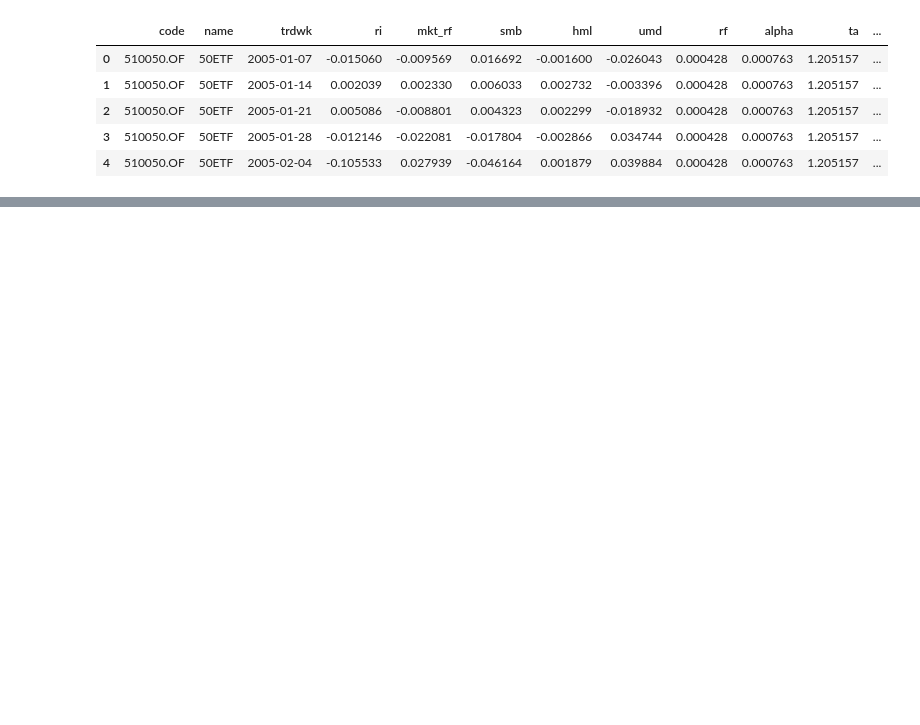
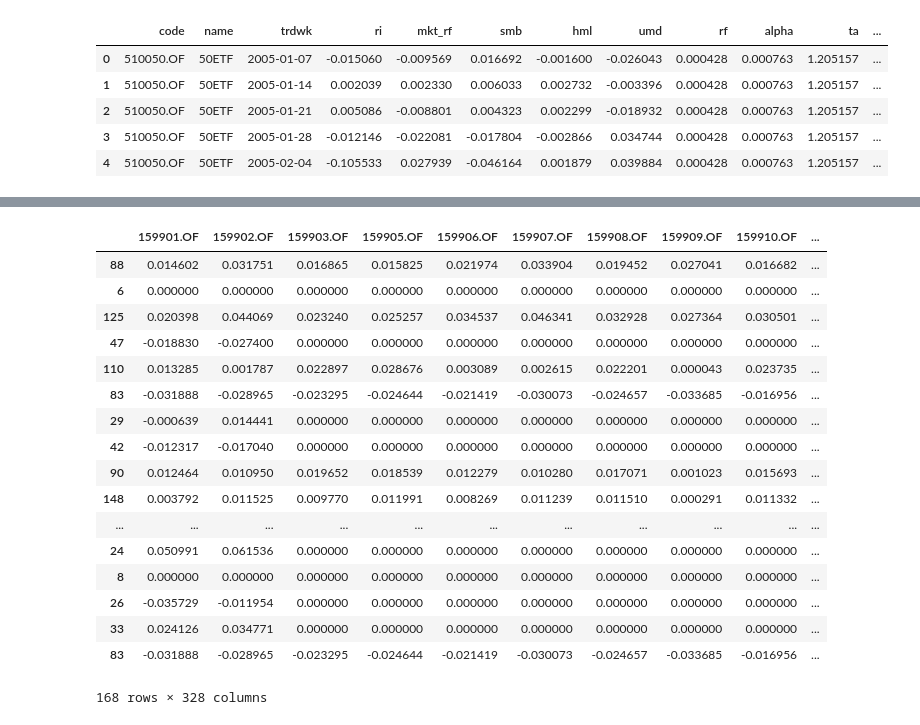
Before and after one commit to Zuochenhao0427/test01, a Jupyter notebook: script.ipynb, the cells around one changed output, grey strips where cells are left out. Cells and saved outputs as stored; diff of their text form; code cells hidden in the pictures; blank space fills up the shorter version.

```diff
--- a/script.ipynb
+++ b/script.ipynb
@@ -449,0 +478,6 @@ train.head(1)
+# %%
+f_spl = np.array(fmodel_spl)
+# %%
+columns = fmodel_spl.columns.values
+df = pd.DataFrame(f_spl, columns = columns)
+df.head(5)
@@ -449,0 +492,4 @@ train.head(1)
+# %%
+df = df.fillna(0)
+df.head(5)
+len(df)
@@ -449,0 +498,3 @@ train.head(1)
+# %%
+n = len(df)
+tmp_df = df.iloc[np.random.randint(n, size=n)]
@@ -449,0 +505,21 @@ train.head(1)
+# %%
+tmp_df
+# %% [output]
+|  | 159901.OF | 159902.OF | 159903.OF | 159905.OF | 159906.OF | 159907.OF | 159908.OF | 159909.OF | 159910.OF | ... |
+| 88 | 0.014602 | 0.031751 | 0.016865 | 0.015825 | 0.021974 | 0.033904 | 0.019452 | 0.027041 | 0.016682 | ... |
+| 6 | 0.000000 | 0.000000 | 0.000000 | 0.000000 | 0.000000 | 0.000000 | 0.000000 | 0.000000 | 0.000000 | ... |
+| 125 | 0.020398 | 0.044069 | 0.023240 | 0.025257 | 0.034537 | 0.046341 | 0.032928 | 0.027364 | 0.030501 | ... |
+| 47 | -0.018830 | -0.027400 | 0.000000 | 0.000000 | 0.000000 | 0.000000 | 0.000000 | 0.000000 | 0.000000 | ... |
+| 110 | 0.013285 | 0.001787 | 0.022897 | 0.028676 | 0.003089 | 0.002615 | 0.022201 | 0.000043 | 0.023735 | ... |
+| 83 | -0.031888 | -0.028965 | -0.023295 | -0.024644 | -0.021419 | -0.030073 | -0.024657 | -0.033685 | -0.016956 | ... |
+| 29 | -0.000639 | 0.014441 | 0.000000 | 0.000000 | 0.000000 | 0.000000 | 0.000000 | 0.000000 | 0.000000 | ... |
+| 42 | -0.012317 | -0.017040 | 0.000000 | 0.000000 | 0.000000 | 0.000000 | 0.000000 | 0.000000 | 0.000000 | ... |
+| 90 | 0.012464 | 0.010950 | 0.019652 | 0.018539 | 0.012279 | 0.010280 | 0.017071 | 0.001023 | 0.015693 | ... |
+| 148 | 0.003792 | 0.011525 | 0.009770 | 0.011991 | 0.008269 | 0.011239 | 0.011510 | 0.000291 | 0.011332 | ... |
+| ... | ... | ... | ... | ... | ... | ... | ... | ... | ... | ... |
+| 24 | 0.050991 | 0.061536 | 0.000000 | 0.000000 | 0.000000 | 0.000000 | 0.000000 | 0.000000 | 0.000000 | ... |
+| 8 | 0.000000 | 0.000000 | 0.000000 | 0.000000 | 0.000000 | 0.000000 | 0.000000 | 0.000000 | 0.000000 | ... |
+| 26 | -0.035729 | -0.011954 | 0.000000 | 0.000000 | 0.000000 | 0.000000 | 0.000000 | 0.000000 | 0.000000 | ... |
+| 33 | 0.024126 | 0.034771 | 0.000000 | 0.000000 | 0.000000 | 0.000000 | 0.000000 | 0.000000 | 0.000000 | ... |
+| 83 | -0.031888 | -0.028965 | -0.023295 | -0.024644 | -0.021419 | -0.030073 | -0.024657 | -0.033685 | -0.016956 | ... |
+168 rows × 328 columns
```
Also changed, not shown: parts of 18 cells of this notebook.
